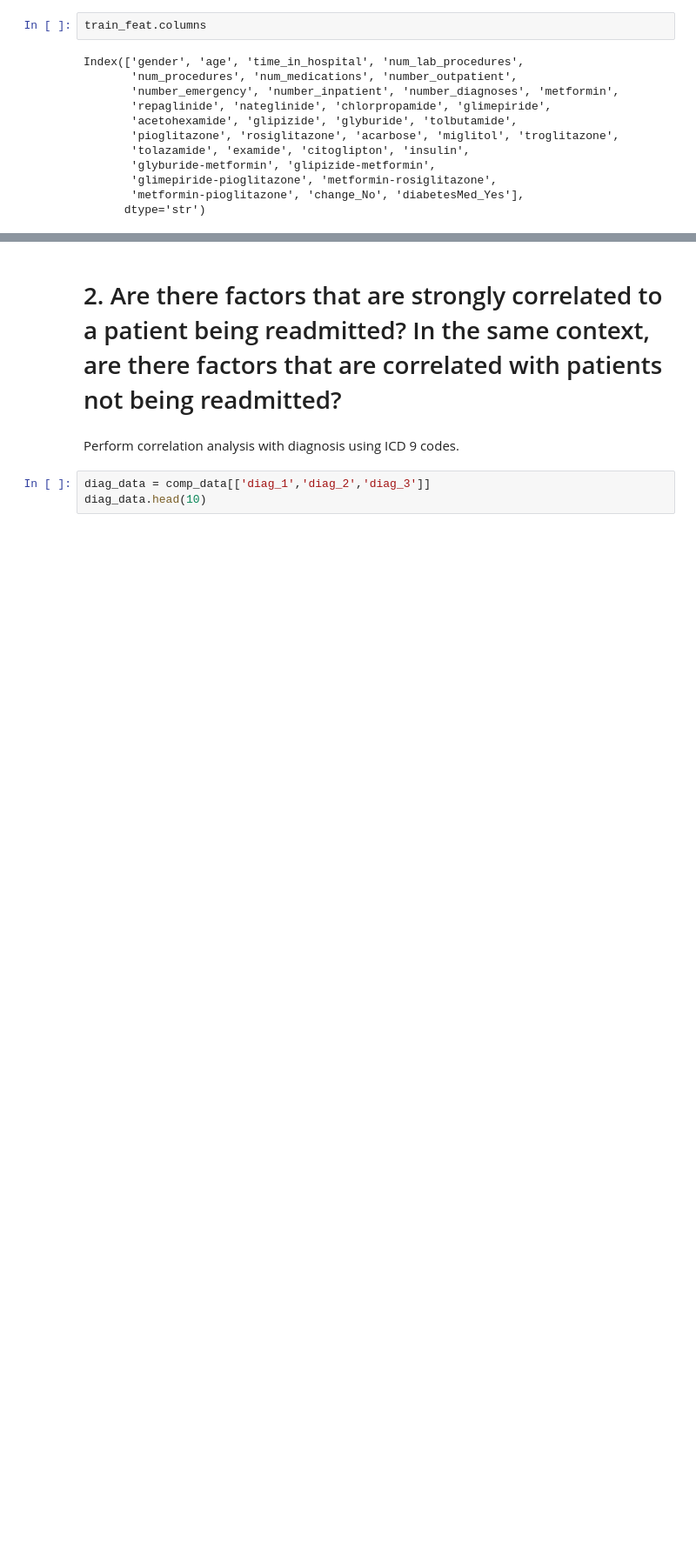
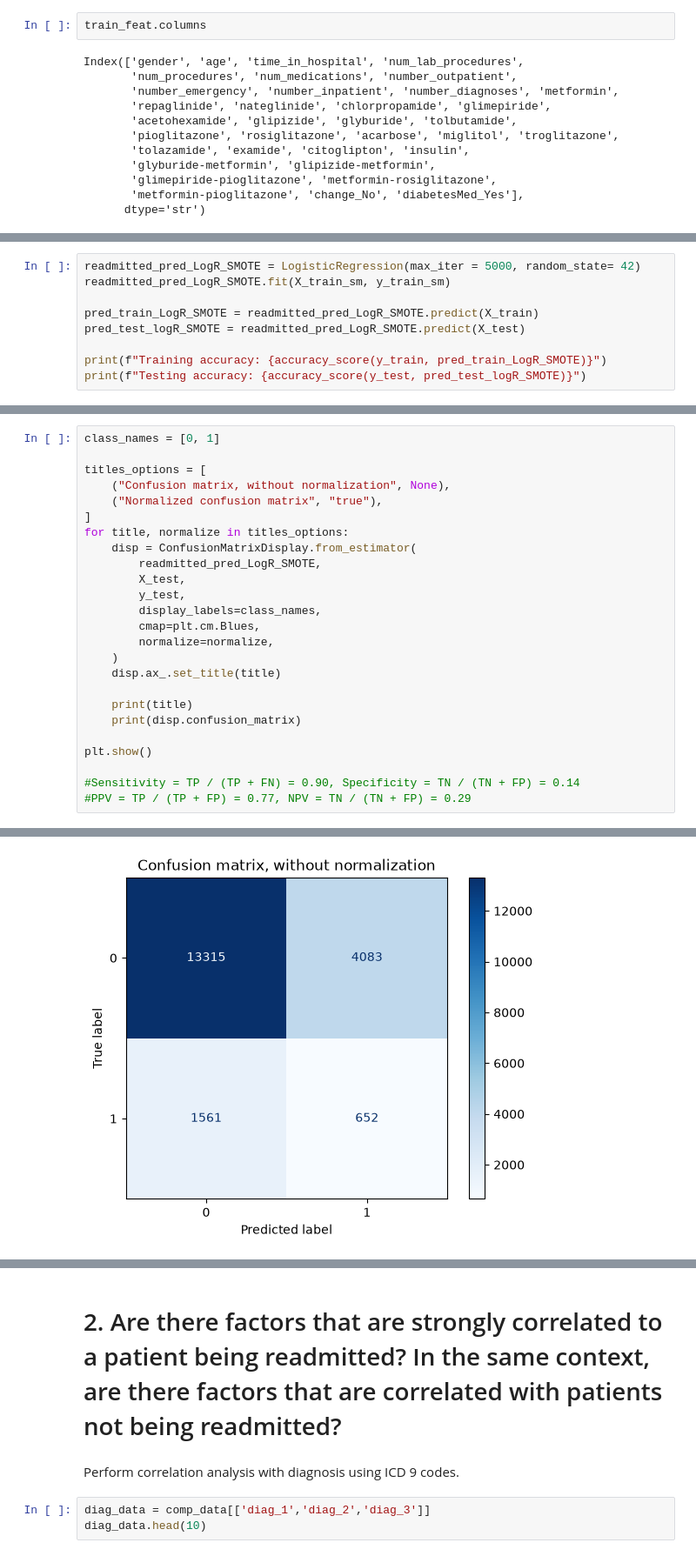
Before and after one commit to benly03/Hospital_readmission, a Jupyter notebook: Hospital_Readmission.ipynb, the cells around one changed output, grey strips where cells are left out. Shown at 87% size. Saved outputs shown, nothing was run; the diff lists cells and outputs as text; blank space fills up the shorter version.

```diff
--- a/Hospital_Readmission.ipynb
+++ b/Hospital_Readmission.ipynb
@@ -473,0 +487,9 @@ Normalized confusion matrix
+# %%
+readmitted_pred_LogR_SMOTE = LogisticRegression(max_iter = 5000, random_state= 42)
+readmitted_pred_LogR_SMOTE.fit(X_train_sm, y_train_sm)
+
+pred_train_LogR_SMOTE = readmitted_pred_LogR_SMOTE.predict(X_train)
+pred_test_logR_SMOTE = readmitted_pred_LogR_SMOTE.predict(X_test)
+
+print(f"Training accuracy: {accuracy_score(y_train, pred_train_LogR_SMOTE)}")
+print(f"Testing accuracy: {accuracy_score(y_test, pred_test_logR_SMOTE)}")
@@ -473,0 +516,26 @@ Normalized confusion matrix
+# %%
+class_names = [0, 1]
+
+titles_options = [
+    ("Confusion matrix, without normalization", None),
+    ("Normalized confusion matrix", "true"),
+]
+for title, normalize in titles_options:
+    disp = ConfusionMatrixDisplay.from_estimator(
+        readmitted_pred_LogR_SMOTE,
+        X_test,
+        y_test,
+        display_labels=class_names,
+        cmap=plt.cm.Blues,
+        normalize=normalize,
+    )
+    disp.ax_.set_title(title)
+
+    print(title)
+    print(disp.confusion_matrix)
+
+plt.show()
+
+#Sensitivity = TP / (TP + FN) = 0.90, Specificity = TN / (TN + FP) = 0.14
+#PPV = TP / (TP + FP) = 0.77, NPV = TN / (TN + FP) = 0.29
+# %% [output]
@@ -473,0 +548 @@ Normalized confusion matrix
+[figure, added]
```
Also changed, not shown: parts of 46 cells of this notebook.
